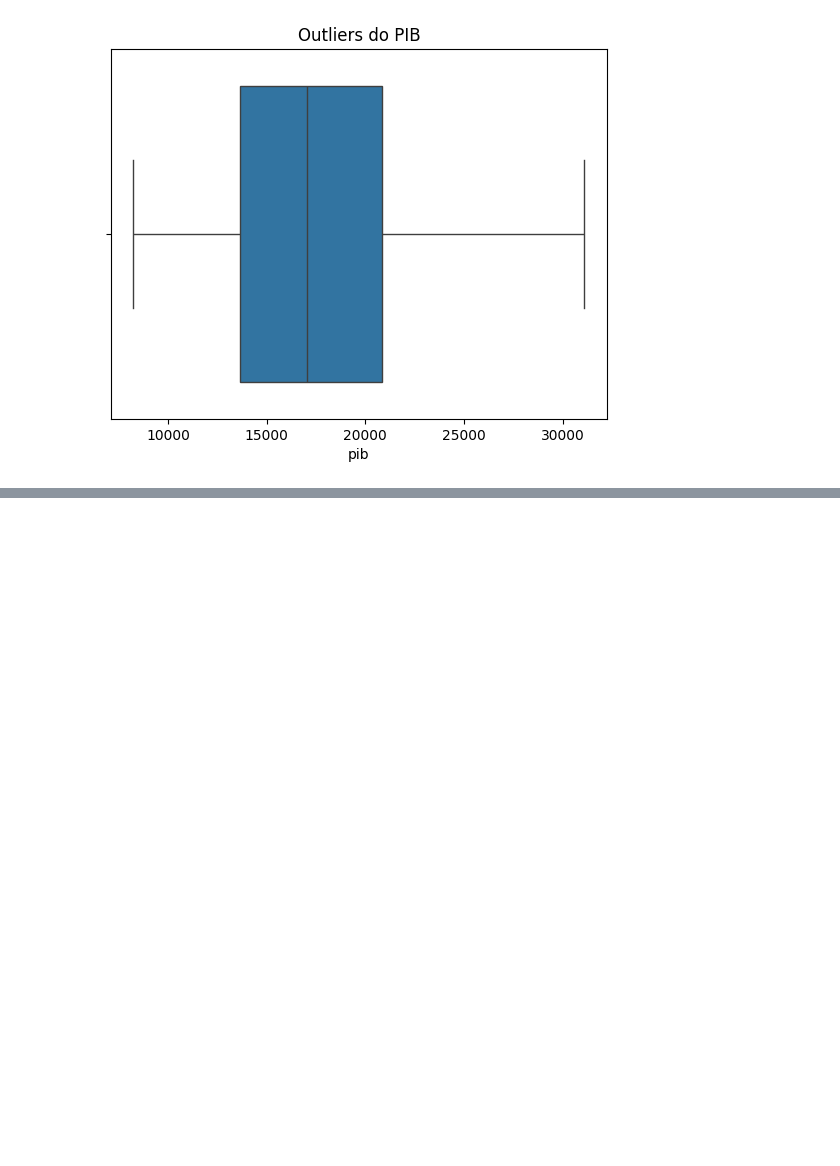
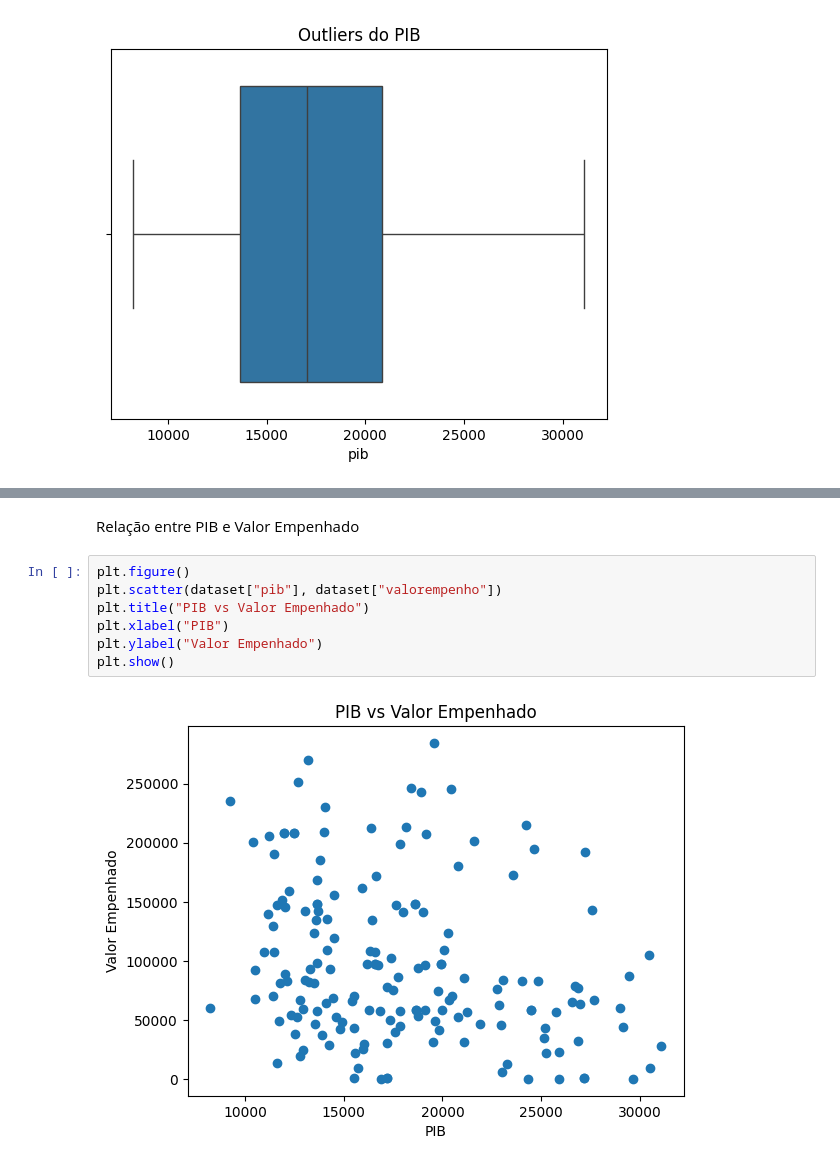
Before and after one commit to RobsBomfim/analise-empenho-pib-municipios-rs, a Jupyter notebook: notebooks/eda_empenho_pib.ipynb, the cells around one changed output, grey strips where cells are left out. Cells and saved outputs as stored; diff of their text form; blank space fills up the shorter version.

```diff
--- a/notebooks/eda_empenho_pib.ipynb
+++ b/notebooks/eda_empenho_pib.ipynb
@@ -355,0 +412,11 @@ plt.show()
+# %% [markdown]
+Relação entre PIB e Valor Empenhado
+# %%
+plt.figure()
+plt.scatter(dataset["pib"], dataset["valorempenho"])
+plt.title("PIB vs Valor Empenhado")
+plt.xlabel("PIB")
+plt.ylabel("Valor Empenhado")
+plt.show()
+# %% [output]
+[figure, added]
```
Also changed, not shown: parts of 11 cells of this notebook.
